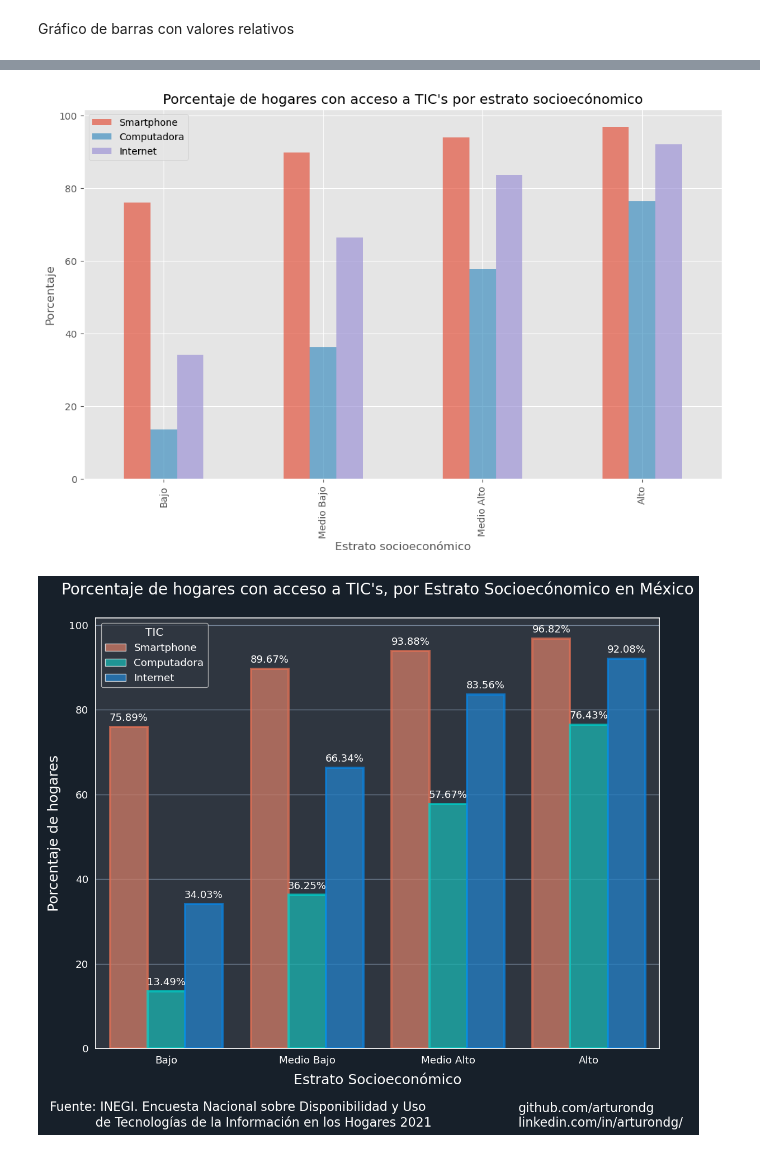
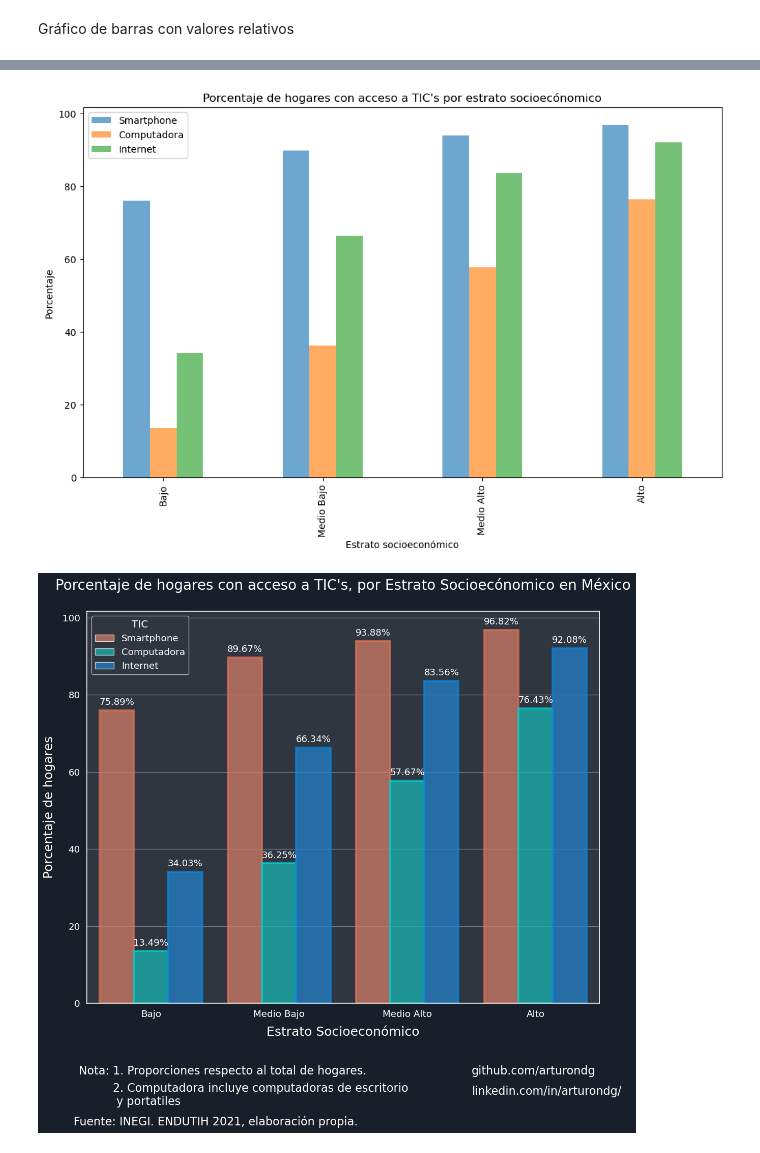
Before and after one commit to arturondg/PR-Brecha_Digital_Acceso_Mx, a Jupyter notebook: jupyter_notebooks/2.2.-First_Graphsv2.ipynb, the cells around one changed output, grey strips where cells are left out. Cells and saved outputs as stored; diff of their text form; code cells hidden in the pictures.

```diff
--- a/jupyter_notebooks/2.2.-First_Graphsv2.ipynb
+++ b/jupyter_notebooks/2.2.-First_Graphsv2.ipynb
@@ -340,11 +336,13 @@ Importar librerías
 %matplotlib inline
 import matplotlib as mpl
 import matplotlib.pyplot as plt
-mpl.style.use('ggplot')
+#mpl.style.use('ggplot')
 import seaborn as sns
 # %% [markdown]
 Gráfico de barras con valores absolutos
 # %%
+sns.set()
+plt.rcParams.update(plt.rcParamsDefault)
 df_tic_hog_tot.plot(kind="bar",
                     alpha=0.65,
                     figsize=(8,6))
@@ -357,6 +355,8 @@ plt.show()
 # %% [markdown]
 Gráfico de barras con valores relativos
 # %%
+sns.set()
+plt.rcParams.update(plt.rcParamsDefault)
 df_tics_hog.plot(kind="bar",
                     alpha=0.65,
                     figsize=(10,8))
@@ -369,4 +369,6 @@ plt.show()
 # %%
+sns.set()
+plt.rcParams.update(plt.rcParamsDefault)
 df_tics = df_tics_hog.drop("Total", axis=1)
 
 df_tics.plot(kind="bar",
@@ -377,7 +379,7 @@ plt.ylabel("Porcentaje")
 plt.xlabel("Estrato socioeconómico")
 plt.show()
 # %% [output]
-[figure, old version]
+[figure, new version]
 # %%
 df_tics_sns = df_tics.copy()
 df_tics_sns = pd.melt(df_tics_sns.reset_index(), id_vars=['estrato'], value_vars=['Smartphone', 'Computadora', 'Internet'], var_name='TIC', value_name='Porcentaje')
@@ -385,7 +387,7 @@ plt.figure(figsize =(13, 10))
 sns.set(font_scale=1.2)
 colors = ['#e17055', '#00cec9', '#0984e3'] # bar colors
 colors2 = ['#e17055','#e17055','#e17055','#e17055', '#00cec9', '#00cec9','#00cec9','#00cec9','#0984e3','#0984e3','#0984e3','#0984e3'] #edge colors bar
-sns.set_style("darkgrid", {"axes.facecolor": "#2f3640", # color plotting area background
+sns.set_style({"axes.facecolor": "#2f3640", # color plotting area background
                            'axes.edgecolor': 'white', # color edge plotting area
                            'axes.labelcolor': 'white', # color text axes
                            'figure.facecolor': '#17202A', # background color of the figure area
@@ -394,33 +396,41 @@ sns.set_style("darkgrid", {"axes.facecolor": "#2f3640", # color plotting area ba
                            'text.color' : 'white',
                            'xtick.color' : 'white',
                            'ytick.color' : 'white'})
 ax = sns.barplot(data=df_tics_sns, x='estrato', y='Porcentaje', hue='TIC', palette=colors, alpha=0.75)
 
 for i, patch in enumerate(ax.patches):
     patch.set_edgecolor(colors2[i % len(colors2)])
     patch.set_linewidth(2.8)
 
 for i, patch in enumerate(ax.patches):
     patch.set_edgecolor(colors2[i % len(colors2)])
     patch.set_linewidth(2.8)
     ax.annotate(f"{patch.get_height():.2f}%",
                 xy=(patch.get_x() + patch.get_width() / 2, patch.get_height()),
                 xytext=(0, 5),
                 textcoords='offset points',
                 ha='center',
                 va='bottom',
                 fontsize=13,
                 color='white',
                 label="Porcentaje")
 
 ax.set_xlabel("Estrato Socioeconómico", fontsize=18, labelpad=10)
 ax.set_ylabel("Porcentaje de hogares", fontsize=18, labelpad=10)
 ax.set_title("Porcentaje de hogares con acceso a TIC's, por Estrato Socioecónomico en México", fontsize=20, pad=30)
 
-plt.figtext(0.32, -.03, "Fuente: INEGI. Encuesta Nacional sobre Disponibilidad y Uso\n             de Tecnologías de la Información en los Hogares 2021",
+plt.figtext(0.33, -0.03, "Nota: 1. Proporciones respecto al total de hogares.",
             ha="center", fontsize=16)
-plt.figtext(0.8, -0.03, "github.com/arturondg\n       linkedin.com/in/arturondg/",
+
+plt.figtext(0.164, -0.09, "2. Computadora incluye computadoras de escritorio\n y portatiles ",
+            ha="left", fontsize=16)
+
+plt.figtext(0.32, -.13, "Fuente: INEGI. ENDUTIH 2021, elaboración propia.",
+            ha="center", fontsize=16)
+plt.figtext(0.894, -0.03, "github.com/arturondg",
+            ha="right", fontsize=16)
+plt.figtext(0.82, -0.07, "linkedin.com/in/arturondg/",
             ha="center", fontsize=16)
 plt.show()
 # %% [output]
-[figure, old version]
+[figure, new version]
```
Also changed, not shown: parts of 36 cells of this notebook, 1 other file.
